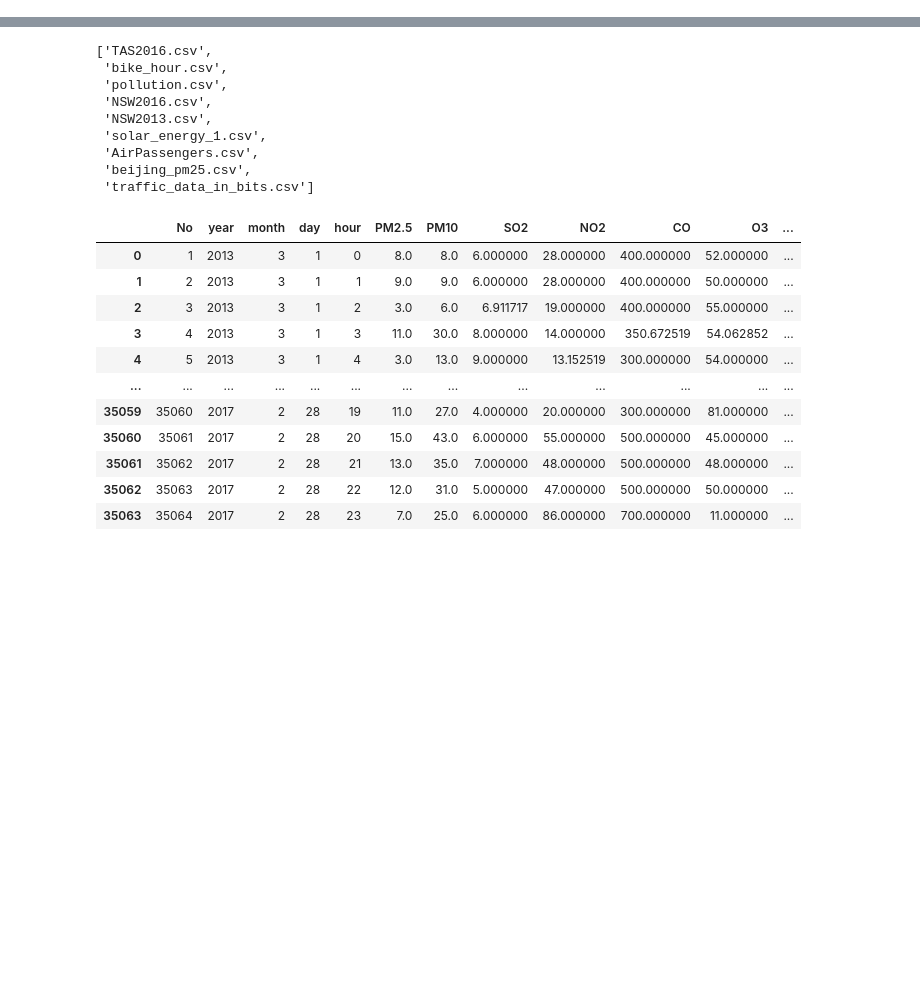
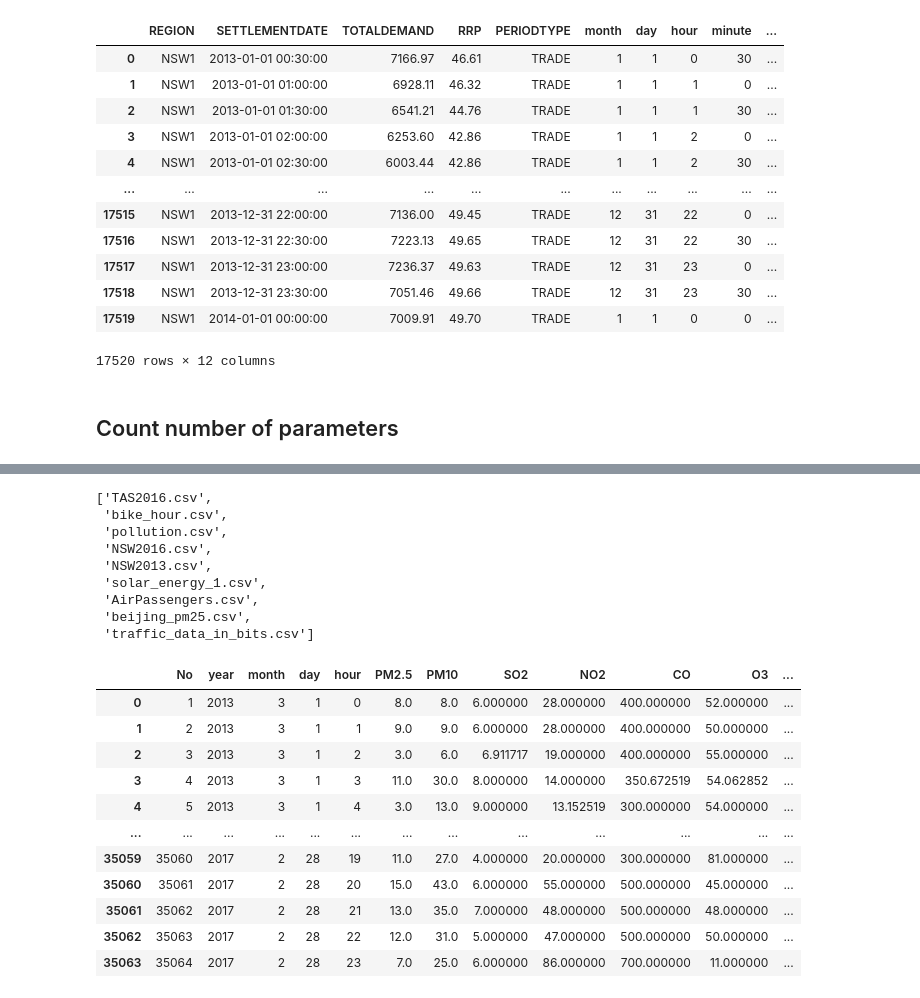
Before and after one commit to haohy/deepts_torch, a Jupyter notebook: notebooks/data_describe.ipynb, the cells around one changed output, grey strips where cells are left out. Drawn from its saved outputs; the diff is of its cells as text; code cells hidden in the pictures; blank space fills up the shorter version.

```diff
--- a/notebooks/data_describe.ipynb
+++ b/notebooks/data_describe.ipynb
@@ -9,0 +62,21 @@ import holidays
+# %%
+dateparser = lambda x: pd.to_datetime(x)
+nsw = pd.read_csv("../examples/data/NSW2013.csv", parse_dates=['SETTLEMENTDATE'], date_parser=dateparser)
+# %%
+nsw_new = get_date_feature(nsw, 'SETTLEMENTDATE')
+# %%
+nsw_new
+# %% [output]
+|  | REGION | SETTLEMENTDATE | TOTALDEMAND | RRP | PERIODTYPE | month | day | hour | minute | ... |
+| 0 | NSW1 | 2013-01-01 00:30:00 | 7166.97 | 46.61 | TRADE | 1 | 1 | 0 | 30 | ... |
+| 1 | NSW1 | 2013-01-01 01:00:00 | 6928.11 | 46.32 | TRADE | 1 | 1 | 1 | 0 | ... |
+| 2 | NSW1 | 2013-01-01 01:30:00 | 6541.21 | 44.76 | TRADE | 1 | 1 | 1 | 30 | ... |
+| 3 | NSW1 | 2013-01-01 02:00:00 | 6253.60 | 42.86 | TRADE | 1 | 1 | 2 | 0 | ... |
+| 4 | NSW1 | 2013-01-01 02:30:00 | 6003.44 | 42.86 | TRADE | 1 | 1 | 2 | 30 | ... |
+| ... | ... | ... | ... | ... | ... | ... | ... | ... | ... | ... |
+| 17515 | NSW1 | 2013-12-31 22:00:00 | 7136.00 | 49.45 | TRADE | 12 | 31 | 22 | 0 | ... |
+| 17516 | NSW1 | 2013-12-31 22:30:00 | 7223.13 | 49.65 | TRADE | 12 | 31 | 22 | 30 | ... |
+| 17517 | NSW1 | 2013-12-31 23:00:00 | 7236.37 | 49.63 | TRADE | 12 | 31 | 23 | 0 | ... |
+| 17518 | NSW1 | 2013-12-31 23:30:00 | 7051.46 | 49.66 | TRADE | 12 | 31 | 23 | 30 | ... |
+| 17519 | NSW1 | 2014-01-01 00:00:00 | 7009.91 | 49.70 | TRADE | 1 | 1 | 0 | 0 | ... |
+17520 rows × 12 columns
@@ -9,0 +85,2 @@ import holidays
+# %% [markdown]
+## Count number of parameters
```
Also changed, not shown: parts of 30 cells of this notebook, 31 other files.
